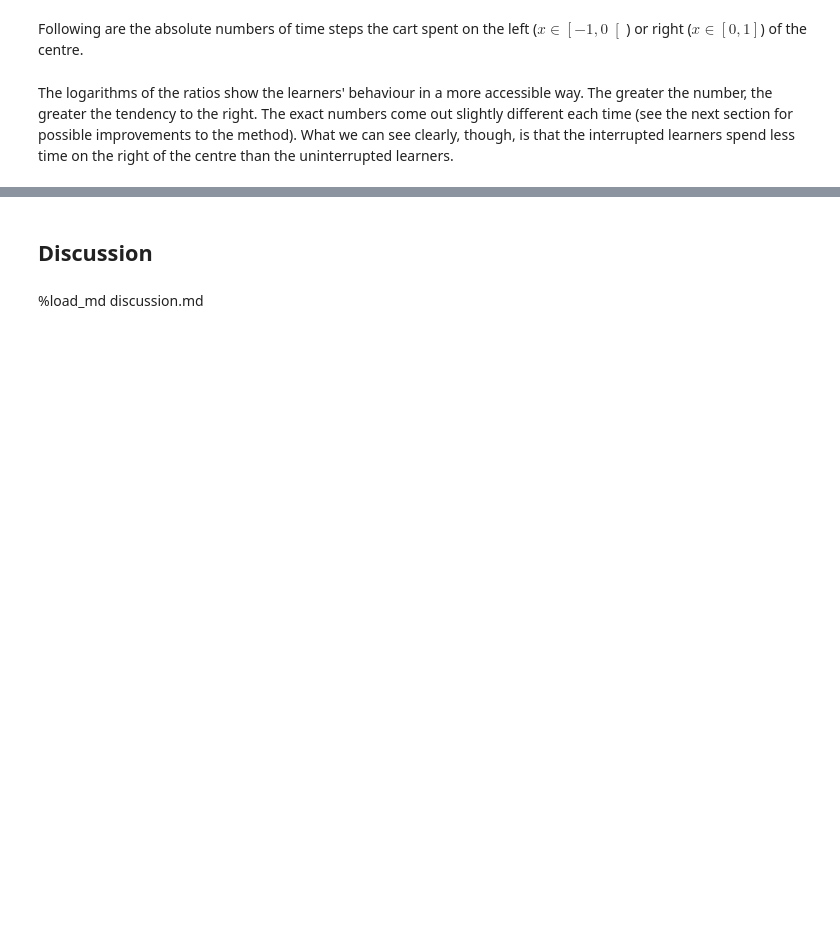
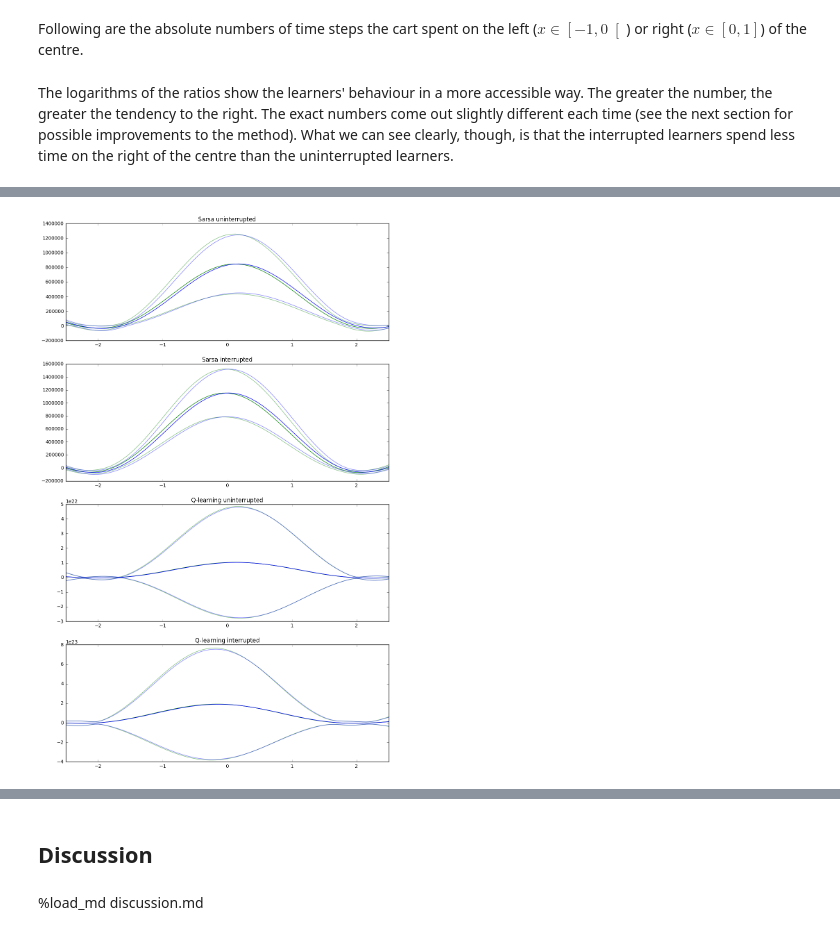
Before and after one commit to rmoehn/cartpole, a Jupyter notebook: notebooks/OffSwitchCartPole.ipynb, the cells around one changed output, grey strips where cells are left out. Saved outputs shown, nothing was run; the diff lists cells and outputs as text; code cells hidden in the pictures; blank space fills up the shorter version.

```diff
--- a/notebooks/OffSwitchCartPole.ipynb
+++ b/notebooks/OffSwitchCartPole.ipynb
@@ -336,0 +324,18 @@ Qs =
+# %%
+figure = pyplot.figure(figsize=(12,20))
+for i, (algo, interr) in enumerate(keyseq()):
+    for act in (0, 1):
+        ax = figure.add_subplot(4, 1, i + 1)
+        ax.set_title("{} {}".format(algo, interr))
+        ax.plot(x_samples, Qs[interr][algo]['means'][act], color=c[act])
+        ax.plot(x_samples,
+                Qs[interr][algo]['means'][act] - Qs[interr][algo]['stds'][act],
+                color=c[act], alpha=0.5)
+        ax.plot(x_samples,
+                Qs[interr][algo]['means'][act] + Qs[interr][algo]['stds'][act],
+                color=c[act], alpha=0.5)
+        pyplot.xlim(state_ranges[:,0])
+
+pyplot.show()
+# %% [output]
+[figure, added]
```
Also changed, not shown: parts of 22 cells of this notebook.
